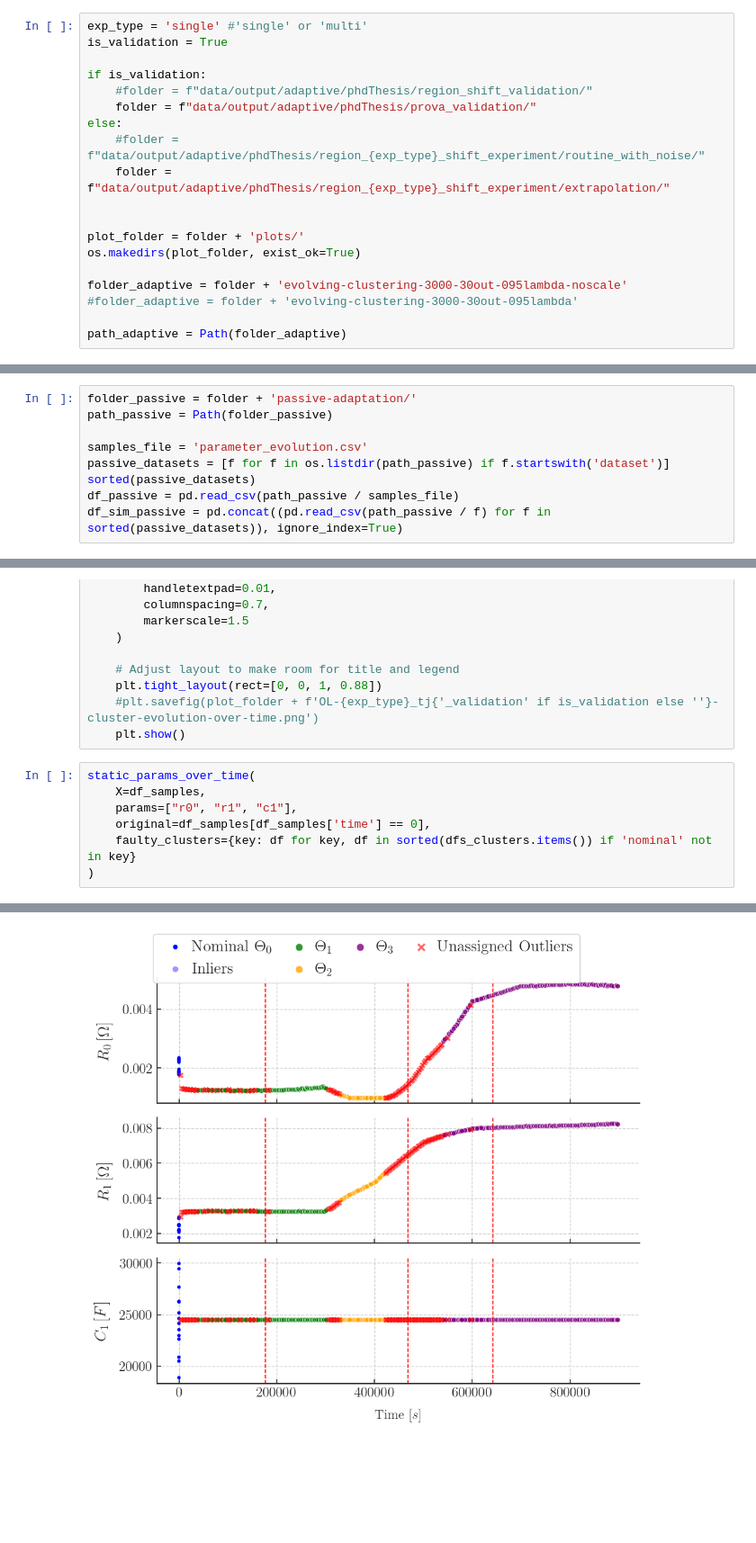
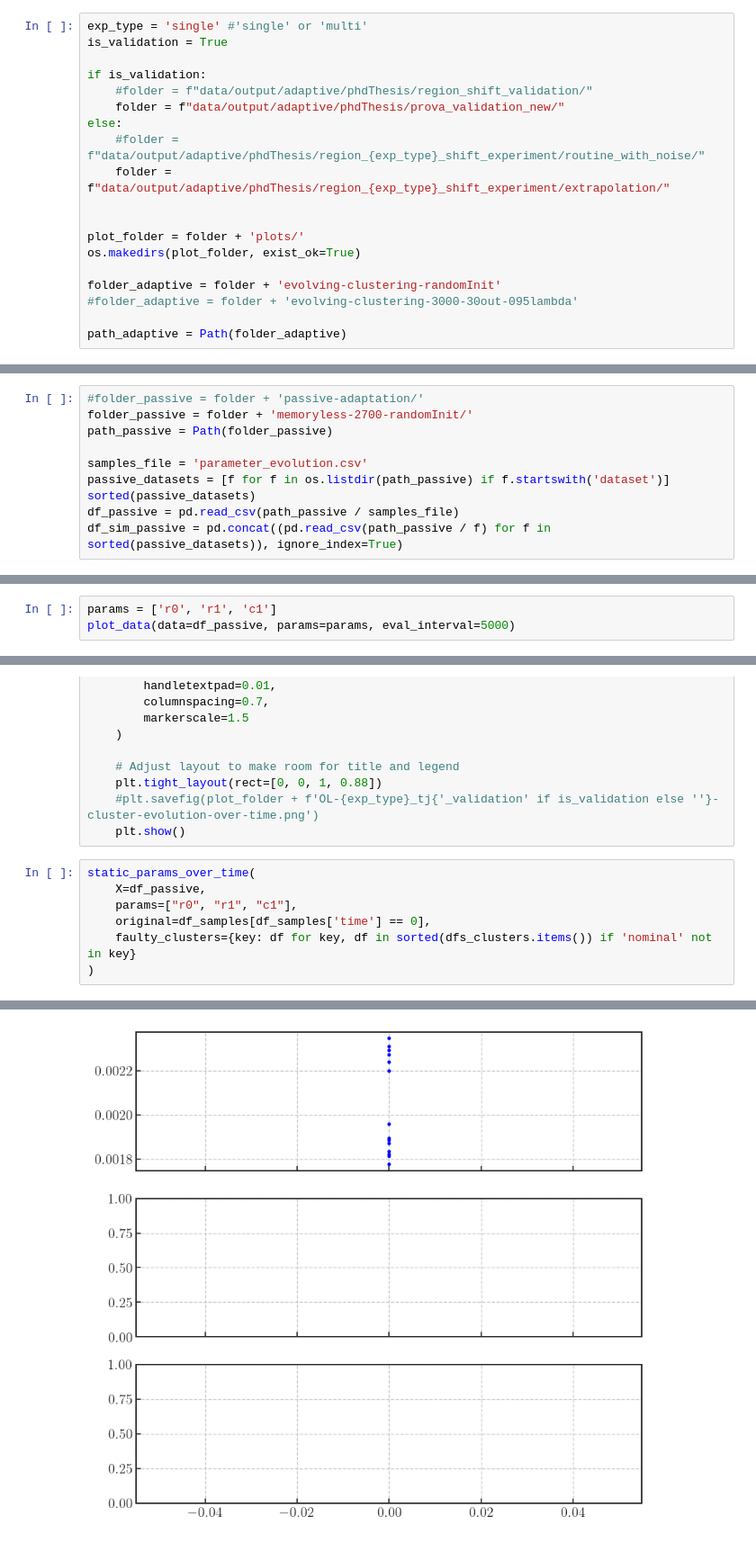
Before and after one commit to Daveonwave/ErNESTO-DT, a Jupyter notebook: notebooks/ol_new/regionShiftExperiment/fast_analysis_ANDREA.ipynb, the cells around one changed output, grey strips where cells are left out. Shown at 90% size. Drawn from its saved outputs; the diff is of its cells as text; blank space fills up the shorter version.

Commit message:
new validation ground

```diff
--- a/notebooks/ol_new/regionShiftExperiment/fast_analysis_ANDREA.ipynb
+++ b/notebooks/ol_new/regionShiftExperiment/fast_analysis_ANDREA.ipynb
@@ -111,7 +111,7 @@ is_validation = True
 
 if is_validation:
     #folder = f"data/output/adaptive/phdThesis/region_shift_validation/"
-    folder = f"data/output/adaptive/phdThesis/prova_validation/"
+    folder = f"data/output/adaptive/phdThesis/prova_validation_new/"
 else:
     #folder = f"data/output/adaptive/phdThesis/region_{exp_type}_shift_experiment/routine_with_noise/"
     folder = f"data/output/adaptive/phdThesis/region_{exp_type}_shift_experiment/extrapolation/"
@@ -120,7 +120,7 @@ else:
 plot_folder = folder + 'plots/'
 os.makedirs(plot_folder, exist_ok=True)
 
-folder_adaptive = folder + 'evolving-clustering-3000-30out-095lambda-noscale'
+folder_adaptive = folder + 'evolving-clustering-randomInit'
 #folder_adaptive = folder + 'evolving-clustering-3000-30out-095lambda'
 
 path_adaptive = Path(folder_adaptive)
@@ -139,7 +139,8 @@ dfs_clusters = {clust_file.split('cluster_')[1].split('.')[0]: pd.read_csv(path_
 #dfs_clusters['nominal'] = dfs_clusters.pop('cluster_nominal_temp_40.csv')
 #dfs_clusters['faulty1'] = dfs_clusters.pop('cluster_faulty_1.csv')
 # %%
-folder_passive = folder + 'passive-adaptation/'
+#folder_passive = folder + 'passive-adaptation/'
+folder_passive = folder + 'memoryless-2700-randomInit/'
 path_passive = Path(folder_passive)
 
 samples_file = 'parameter_evolution.csv'
@@ -368,0 +404,3 @@ ernesto_plotter(**single_params)
+# %%
+params = ['r0', 'r1', 'c1']
+plot_data(data=df_passive, params=params, eval_interval=5000)
@@ -647,7 +687,7 @@ def static_params_over_time(X: pd.DataFrame,
     plt.show()
 # %%
 static_params_over_time(
-    X=df_samples,
+    X=df_passive,
     params=["r0", "r1", "c1"],
     original=df_samples[df_samples['time'] == 0],
     faulty_clusters={key: df for key, df in sorted(dfs_clusters.items()) if 'nominal' not in key}
@@ -656 +697 @@ static_params_over_time(
-[figure, old version]
+[figure, new version]
```
Also changed, not shown: parts of 21 cells of this notebook, 18 other files.
